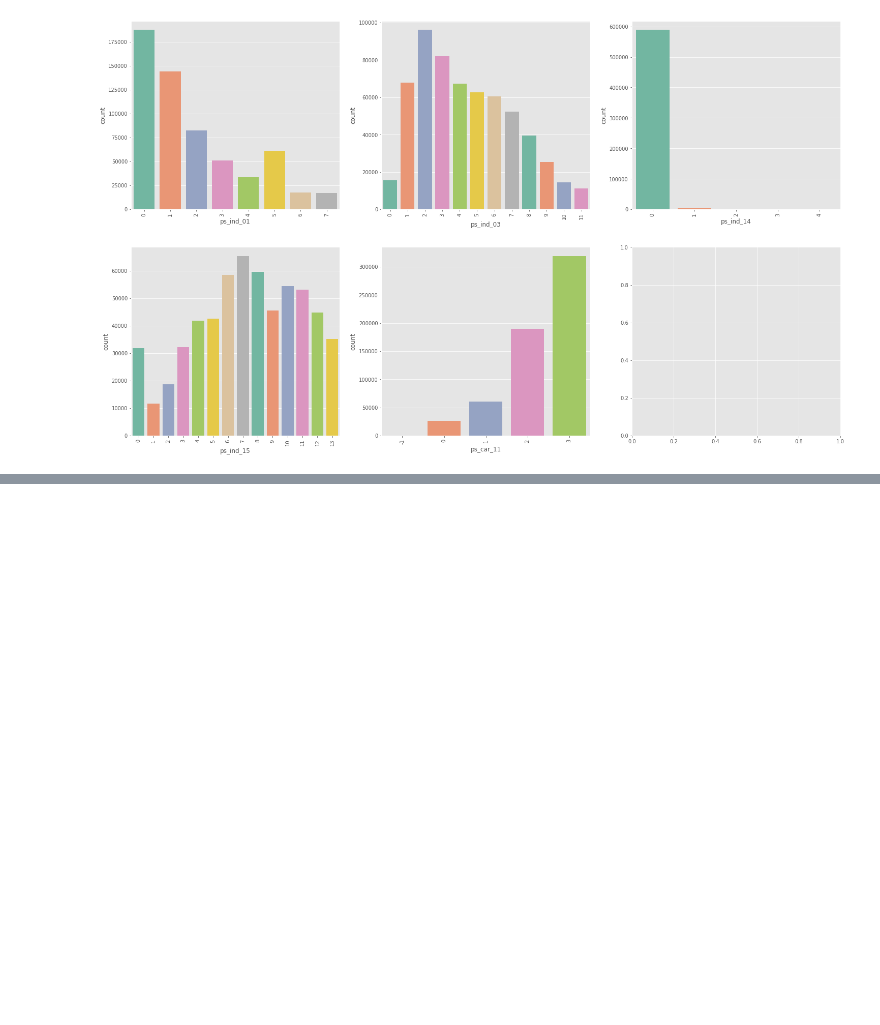
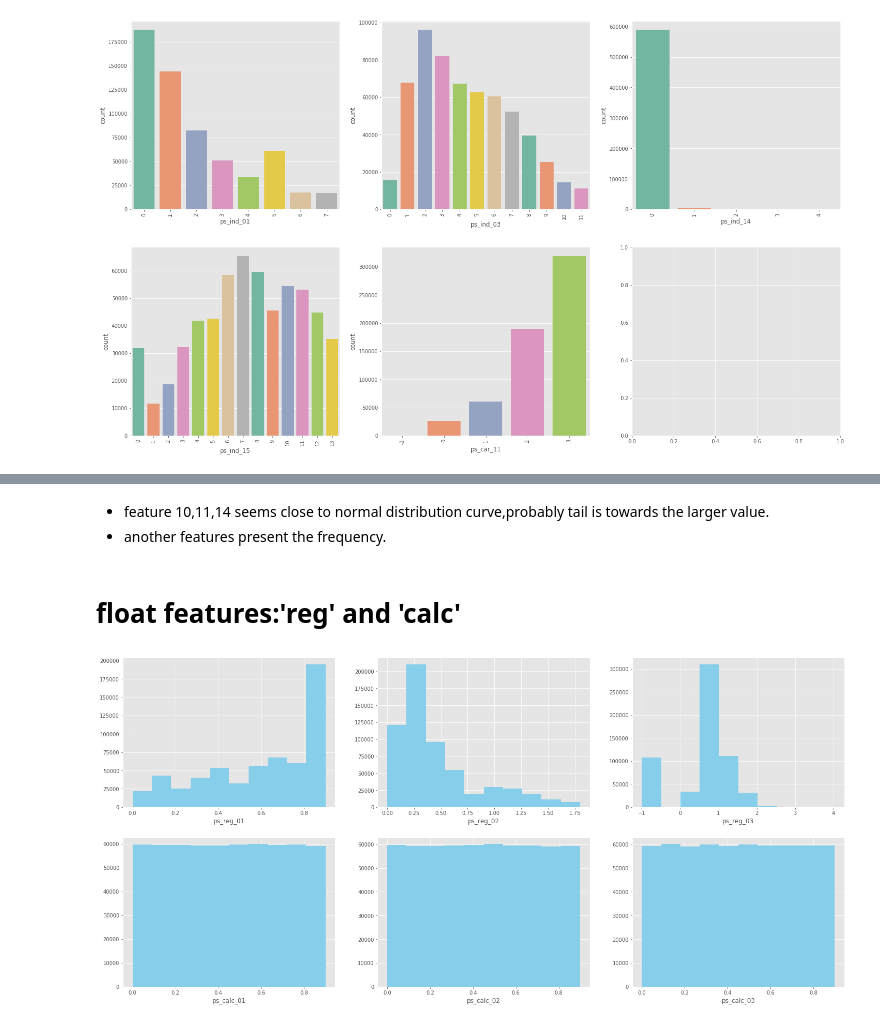
Before and after one commit to KrishnaDesai16/InsuranceClaimPrediction, a Jupyter notebook: InsuranceClaimPrediction.ipynb, the cells around one changed output, grey strips where cells are left out. Cells and saved outputs as stored; diff of their text form; code cells hidden in the pictures; blank space fills up the shorter version.

```diff
--- a/InsuranceClaimPrediction.ipynb
+++ b/InsuranceClaimPrediction.ipynb
@@ -141,0 +169,15 @@ for variable, subplot in zip(integer_feature_part1,ax.flatten()):
+# %% [markdown]
+- feature 10,11,14 seems close to normal distribution curve,probably tail is towards the larger value.
+- another features present the frequency.
+# %% [markdown]
+# float features:'reg'  and 'calc'
+# %%
+plt.figure(figsize=(25,50))
+j=0
+for i in floating_feature_part1 :
+    j +=1
+    plt.subplot(8,3,j)
+    plt.hist(df[i],color='skyblue')
+    plt.xlabel(i)
+# %% [output]
+[figure, added]
```
Also changed, not shown: parts of 10 cells of this notebook.
